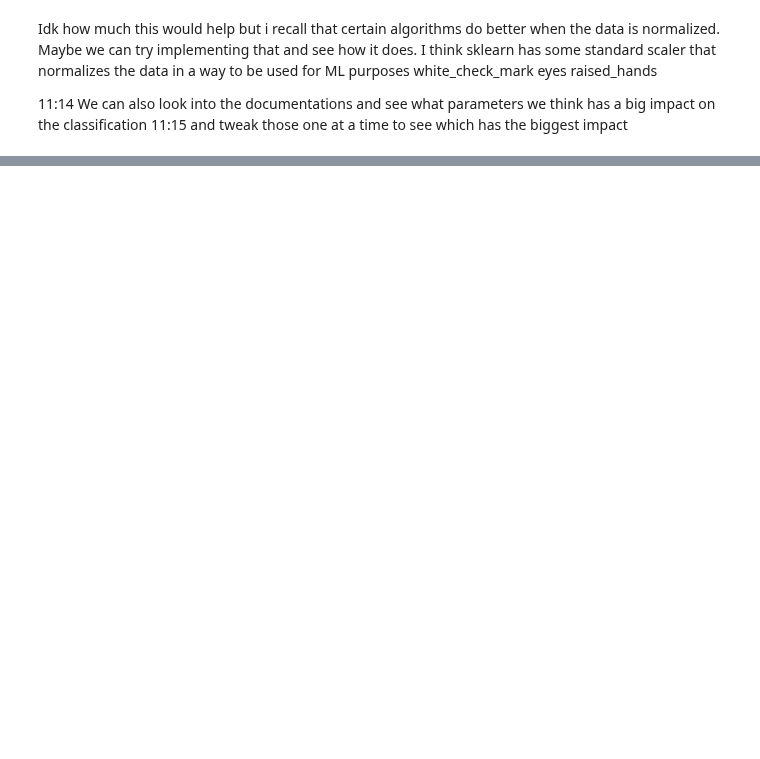
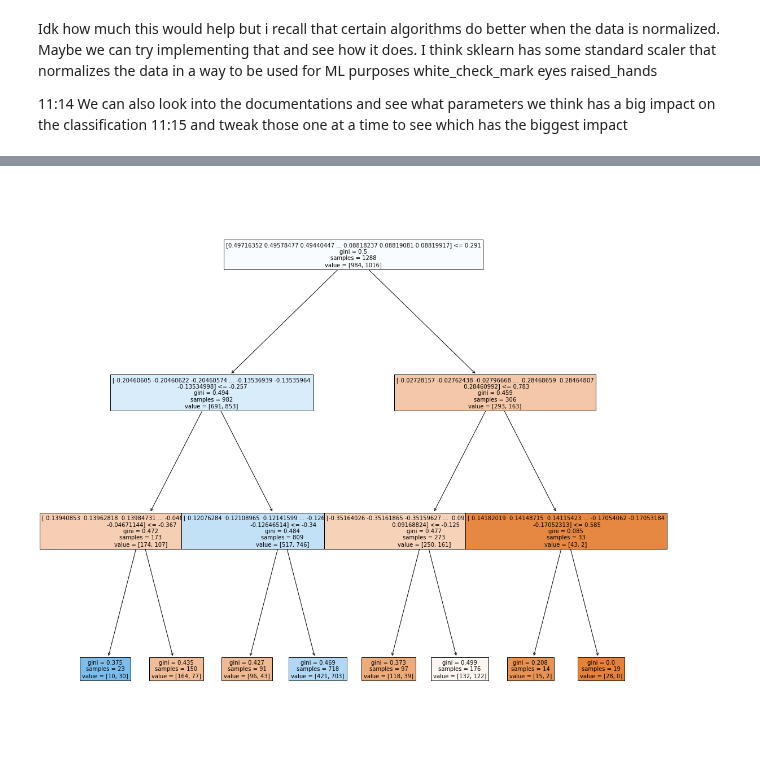
Before and after one commit to nickdavila/LAE-ML-Classification, a Jupyter notebook: Nick-RandomForest.ipynb, the cells around one changed output, grey strips where cells are left out. Drawn from its saved outputs; the diff is of its cells as text; code cells hidden in the pictures; blank space fills up the shorter version.

```diff
--- a/Nick-RandomForest.ipynb
+++ b/Nick-RandomForest.ipynb
@@ -216,0 +199,5 @@ and tweak those one at a time to see which has the biggest impact
+# %%
+plt.figure(figsize=(18,18))
+_ = tree.plot_tree(rf.estimators_[0], feature_names=X, filled=True, fontsize = 10)
+# %% [output]
+[figure, added]
```
Also changed, not shown: parts of 18 cells of this notebook.
